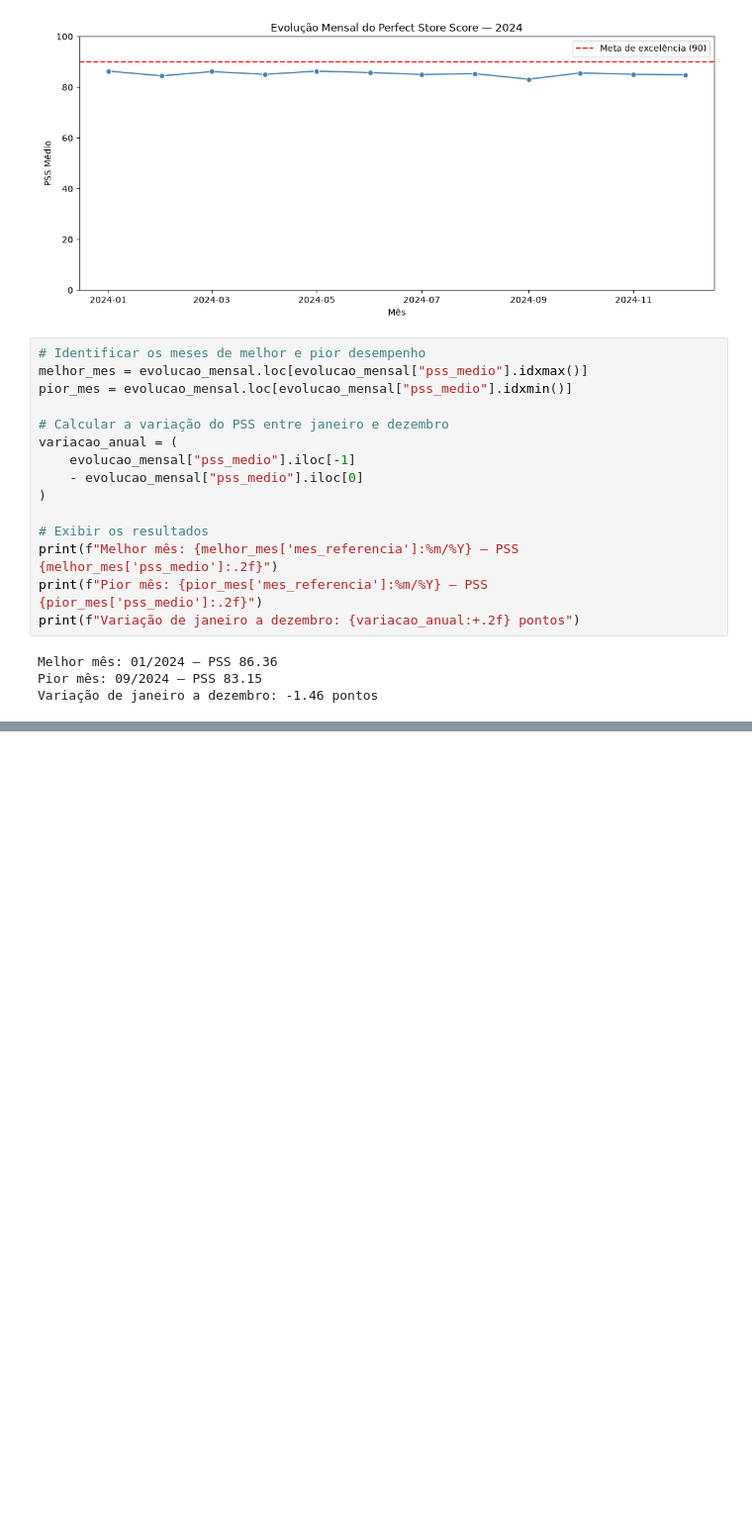
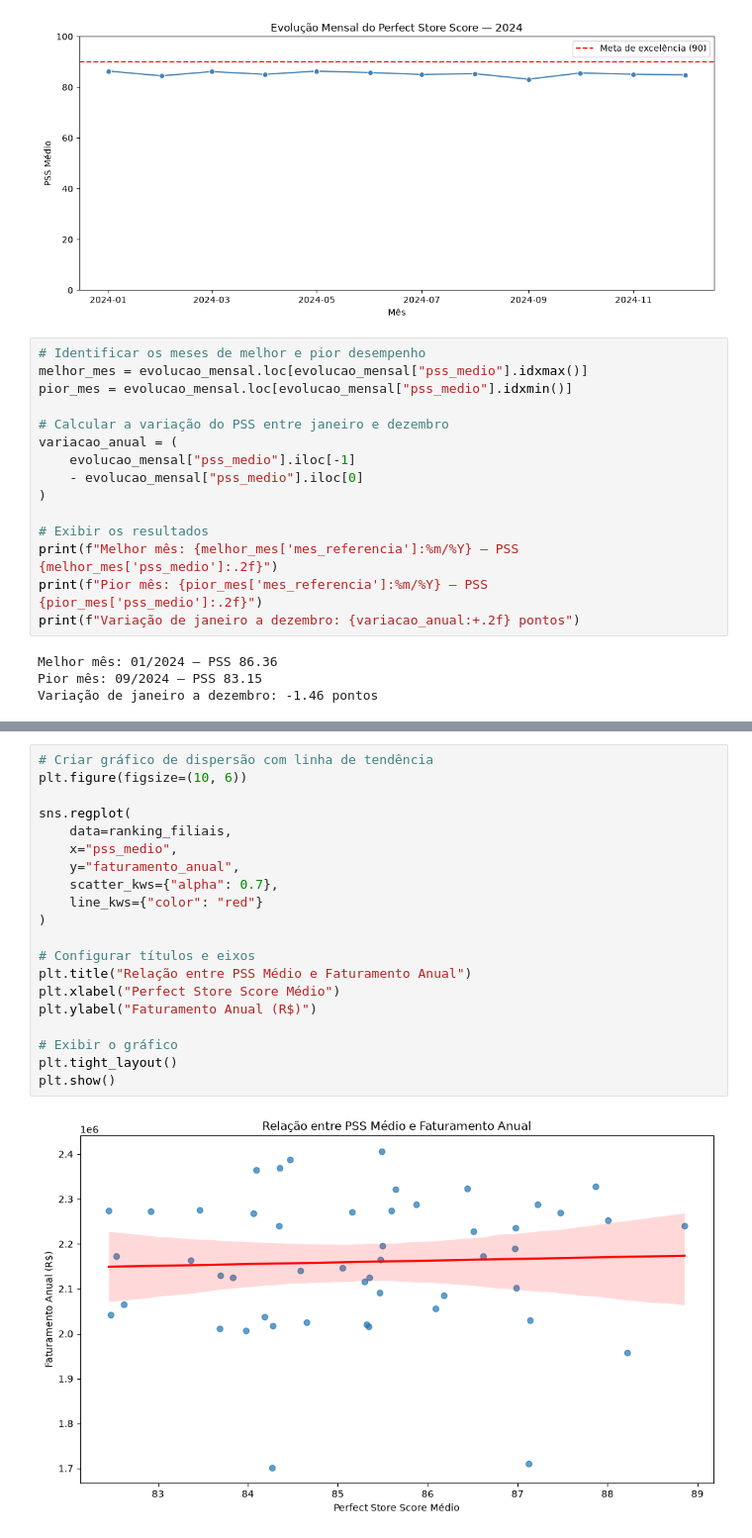
Before and after one commit to DanielDevCC26/perfect-store-analysis, a Jupyter notebook: notebooks/perfect_store_analysis.ipynb, the cells around one changed output, grey strips where cells are left out. Shown at 99% size. Drawn from its saved outputs; the diff is of its cells as text; blank space fills up the shorter version.

```diff
--- a/notebooks/perfect_store_analysis.ipynb
+++ b/notebooks/perfect_store_analysis.ipynb
@@ -507,0 +524,22 @@ Variação de janeiro a dezembro: -1.46 pontos
+# %%
+# Criar gráfico de dispersão com linha de tendência
+plt.figure(figsize=(10, 6))
+
+sns.regplot(
+    data=ranking_filiais,
+    x="pss_medio",
+    y="faturamento_anual",
+    scatter_kws={"alpha": 0.7},
+    line_kws={"color": "red"}
+)
+
+# Configurar títulos e eixos
+plt.title("Relação entre PSS Médio e Faturamento Anual")
+plt.xlabel("Perfect Store Score Médio")
+plt.ylabel("Faturamento Anual (R$)")
+
+# Exibir o gráfico
+plt.tight_layout()
+plt.show()
+# %% [output]
+[figure, added]
```
Also changed, not shown: parts of 6 cells of this notebook.
